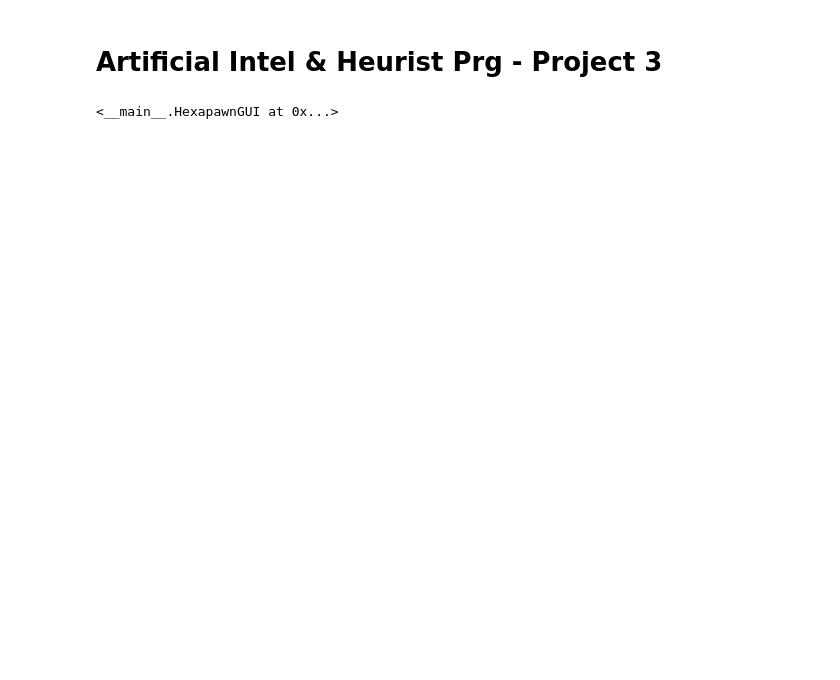
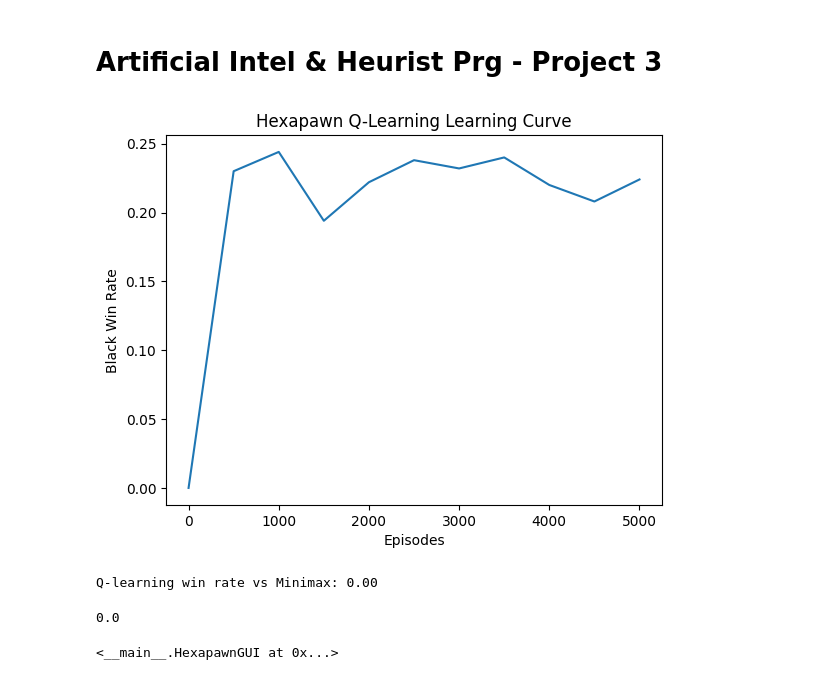
Before and after one commit to Jacob3008/AI-Hexapawn, a Jupyter notebook: AI Hexapawn.ipynb, the cells around one changed output. Drawn from its saved outputs; the diff is of its cells as text; code cells hidden in the pictures; blank space fills up the shorter version.

Commit message:
Add Alpha-Beta pruning and Reinforcement Learning

```diff
--- a/AI Hexapawn.ipynb
+++ b/AI Hexapawn.ipynb
@@ -300,0 +417,30 @@ class HexapawnGUI:
+# %%
+import matplotlib.pyplot as plt
+
+wins_over_time = []
+checkpoints = range(0, 5001, 500)
+
+trained = 0
+agent = None
+
+for ep in checkpoints:
+    episodes_to_train = ep - trained
+
+    if episodes_to_train > 0:
+        agent, wins = train_self_play(episodes_to_train)
+        trained = ep
+
+        total = wins["b"] + wins["w"]
+        win_rate = wins["b"] / total
+    else:
+        win_rate = 0.0  # no training yet
+
+    wins_over_time.append(win_rate)
+
+plt.plot(checkpoints, wins_over_time)
+plt.xlabel("Episodes")
+plt.ylabel("Black Win Rate")
+plt.title("Hexapawn Q-Learning Learning Curve")
+plt.show()
+# %% [output]
+[figure, added]
@@ -301,4 +481,9 @@ class HexapawnGUI:
 # %%
-HexapawnGUI()
+evaluate_vs_minimax(agent)
 # %% [output]
-<__main__.HexapawnGUI at 0x...>
+Q-learning win rate vs Minimax: 0.00
+0.0
+# %%
+HexapawnGUI()
+# %% [output]
+<__main__.HexapawnGUI at 0x...>
```
Also changed, not shown: parts of 4 cells of this notebook.
